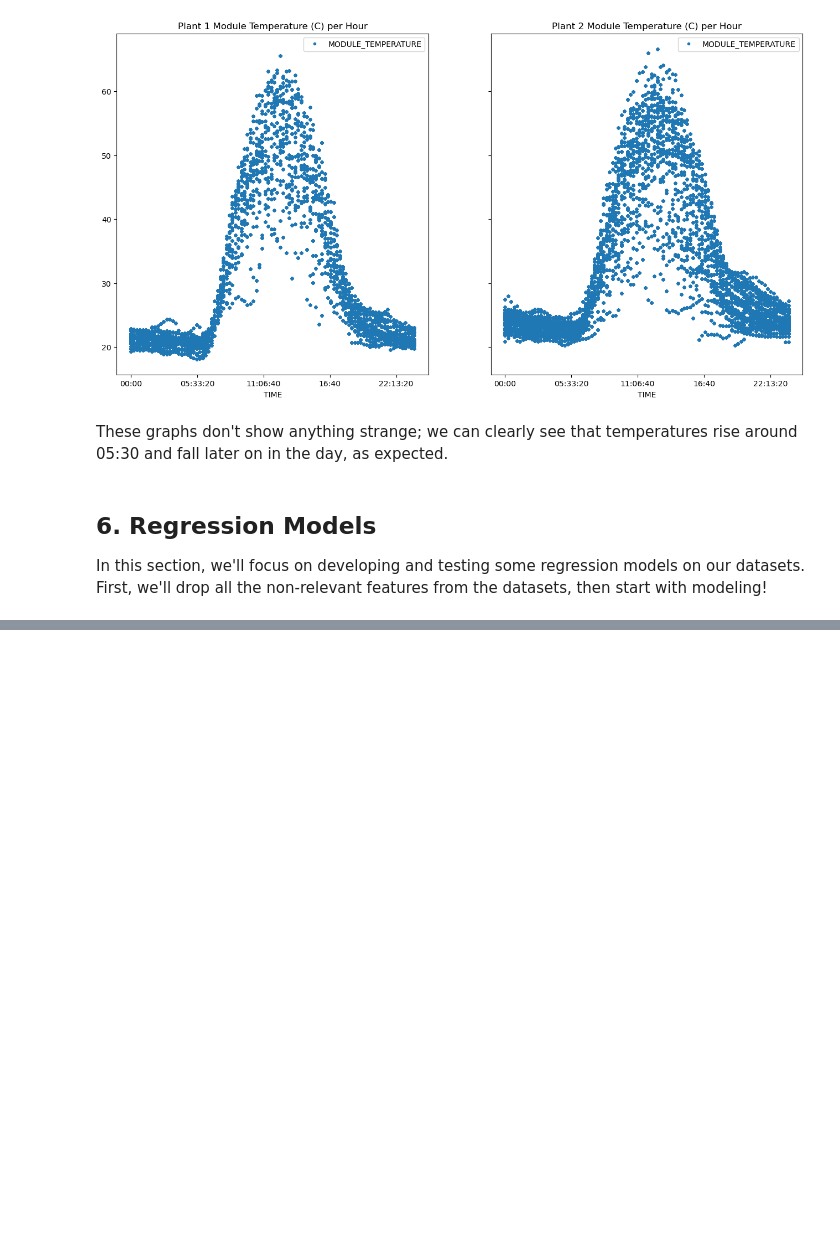
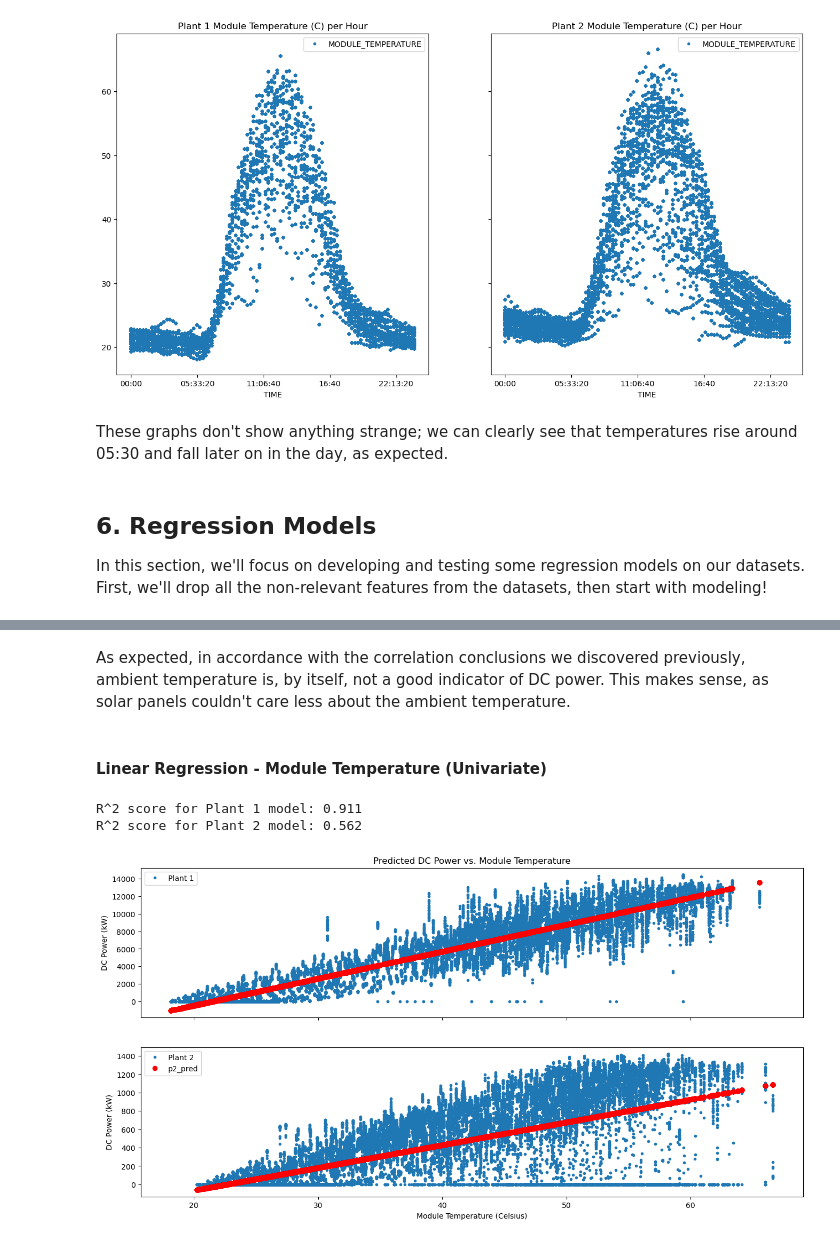
Before and after one commit to AMAlonso64/kaggle, a Jupyter notebook: final.ipynb, the cells around one changed output, grey strips where cells are left out. Drawn from its saved outputs; the diff is of its cells as text; code cells hidden in the pictures; blank space fills up the shorter version.

```diff
--- a/final.ipynb
+++ b/final.ipynb
@@ -295,0 +330,28 @@ y2 = plant2[column_list[0]]
+# %% [markdown]
+As expected, in accordance with the correlation conclusions we discovered previously, ambient temperature is, by itself, not a good indicator of DC power. This makes sense, as solar panels couldn't care less about the ambient temperature.
+# %% [markdown]
+#### Linear Regression - Module Temperature (Univariate)
+# %%
+lreg_plant1_at = LinearRegression().fit(plant1['MODULE_TEMPERATURE'].values.reshape(-1, 1), plant1['DC_POWER'])
+lreg_plant2_at = LinearRegression().fit(plant2['MODULE_TEMPERATURE'].values.reshape(-1, 1), plant2['DC_POWER'])
+
+p1_pred_at = lreg_plant1_at.predict(plant1['MODULE_TEMPERATURE'].values.reshape(-1, 1))
+p2_pred_at = lreg_plant2_at.predict(plant2['MODULE_TEMPERATURE'].values.reshape(-1, 1))
+
+fig, axs = plt.subplots(2, 1, figsize=(16, 8), sharex=True)
+plant1.plot(x='MODULE_TEMPERATURE', y='DC_POWER', style='.', label='Plant 1', ax=axs[0])
+plant2.plot(x='MODULE_TEMPERATURE', y='DC_POWER', style='.', label='Plant 2', ax=axs[1])
+axs[0].plot(plant1['MODULE_TEMPERATURE'], p1_pred_at, 'ro', label='p1_pred')
+axs[1].plot(plant2['MODULE_TEMPERATURE'], p2_pred_at, 'ro', label='p2_pred')
+axs[1].set_xlabel('Module Temperature (Celsius)')
+axs[0].set_title('Predicted DC Power vs. Module Temperature')
+axs[0].set_ylabel('DC Power (kW)')
+axs[1].set_ylabel('DC Power (kW)')
+plt.legend()
+
+print('R^2 score for Plant 1 model: {:.3f}'.format(r2_score(plant1['DC_POWER'], p1_pred_at)))
+print('R^2 score for Plant 2 model: {:.3f}'.format(r2_score(plant2['DC_POWER'], p2_pred_at)))
+# %% [output]
+R^2 score for Plant 1 model: 0.911
+R^2 score for Plant 2 model: 0.562
+[figure, added]
```
Also changed, not shown: parts of 18 cells of this notebook.
